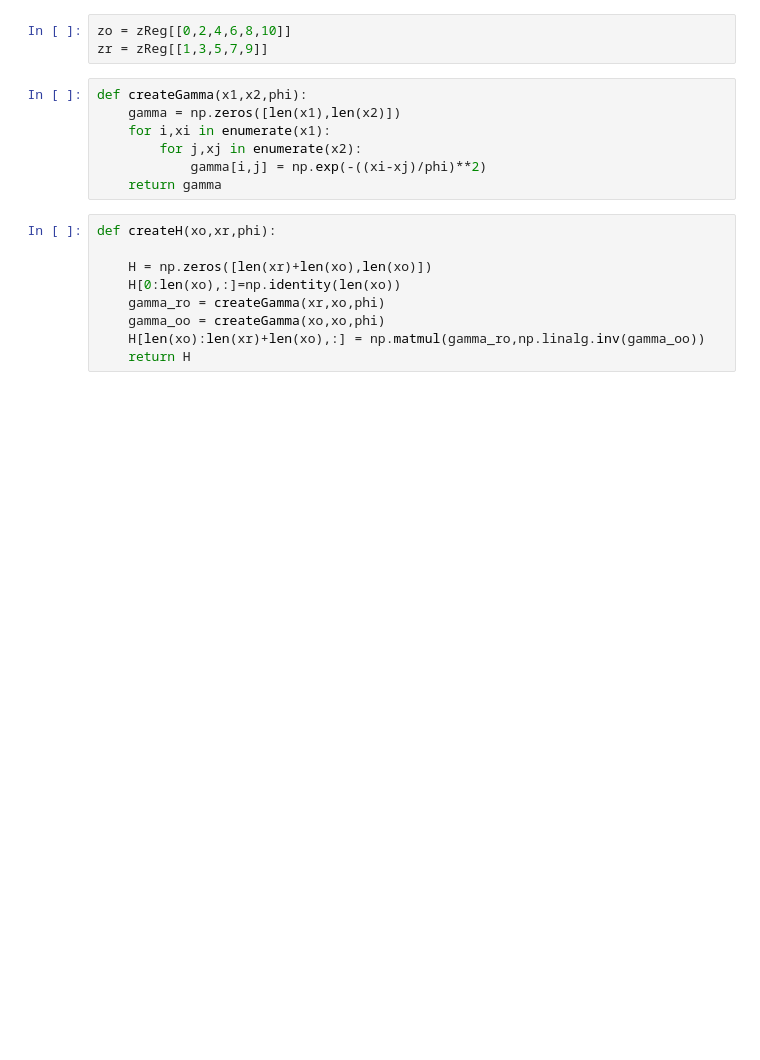
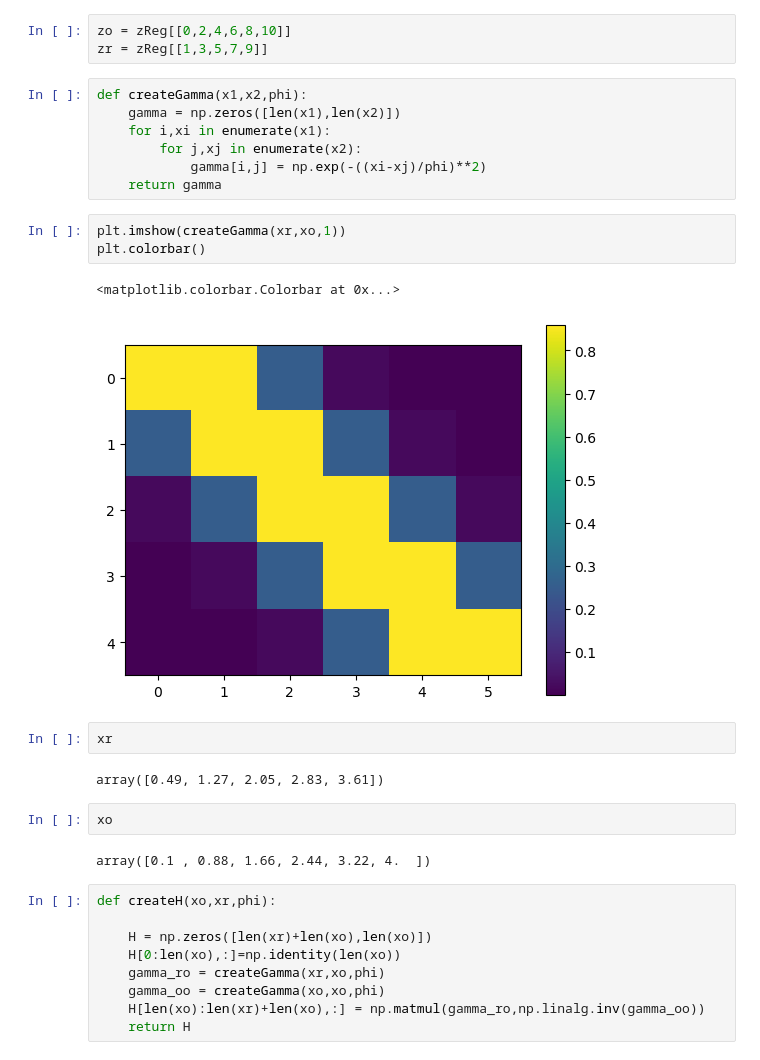
Before and after one commit to cwlanyon/GPyEm, a Jupyter notebook: Simple 1D Calibration Problem.ipynb, the cells around one changed output. Saved outputs shown, nothing was run; the diff lists cells and outputs as text; blank space fills up the shorter version.

```diff
--- a/Simple 1D Calibration Problem.ipynb
+++ b/Simple 1D Calibration Problem.ipynb
@@ -155,6 +155,20 @@ def createGamma(x1,x2,phi):
         for j,xj in enumerate(x2):
             gamma[i,j] = np.exp(-((xi-xj)/phi)**2)
     return gamma
+# %%
+plt.imshow(createGamma(xr,xo,1))
+plt.colorbar()
+# %% [output]
+<matplotlib.colorbar.Colorbar at 0x...>
+[figure, added]
+# %%
+xr
+# %% [output]
+array([0.49, 1.27, 2.05, 2.83, 3.61])
+# %%
+xo
+# %% [output]
+array([0.1 , 0.88, 1.66, 2.44, 3.22, 4.  ])
 # %%
 def createH(xo,xr,phi):
 
```
Also changed, not shown: parts of 31 cells of this notebook, 7 other files.
